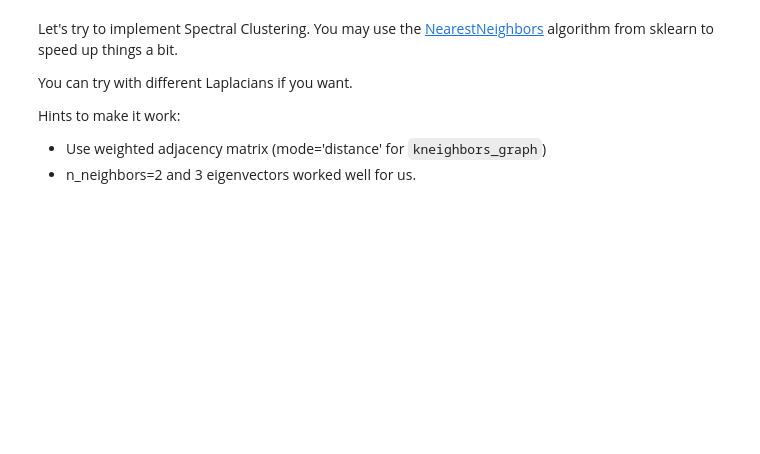
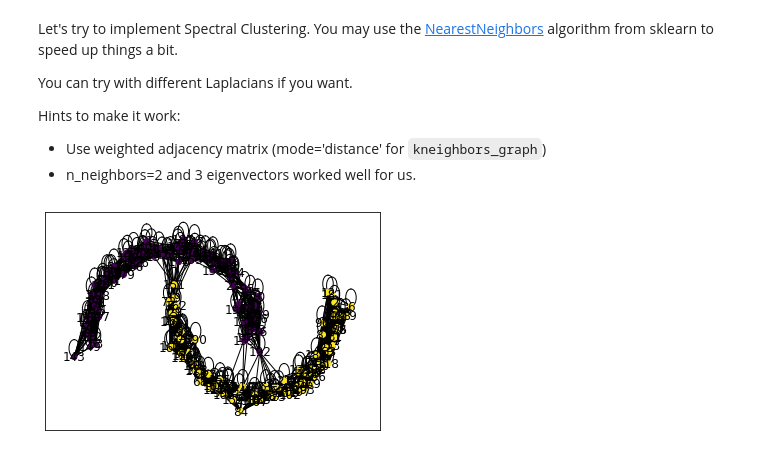
Before and after one commit to ywwta/dm2023-exercises, a Jupyter notebook: exercises/Week-6-spectral-graph-theory-23.ipynb, the cells around one changed output. Drawn from its saved outputs; the diff is of its cells as text; code cells hidden in the pictures; blank space fills up the shorter version.

```diff
--- a/exercises/Week-6-spectral-graph-theory-23.ipynb
+++ b/exercises/Week-6-spectral-graph-theory-23.ipynb
@@ -236,12 +332,14 @@ Hints to make it work:
 # %%
 from sklearn.neighbors import NearestNeighbors
 
 # Comstruct nearest neighbor graph.
 nbrs = NearestNeighbors(n_neighbors=20).fit(X)
-moons = nx.from_scipy_sparse_matrix(nbrs.kneighbors_graph(X, mode='distance'))
+moons = nx.from_scipy_sparse_array(nbrs.kneighbors_graph(X, mode='distance'))
 
 # Plot the graph that we just computed.
-nx.draw(moons, pos=X, node_size=30, node_color=y)
+nx.draw_networkx(moons, pos=X, node_size=30, node_color=y)
+# %% [output]
+[figure, added]
 # %%
 from sklearn.cluster import k_means
 
```
Also changed, not shown: parts of 11 cells of this notebook.
